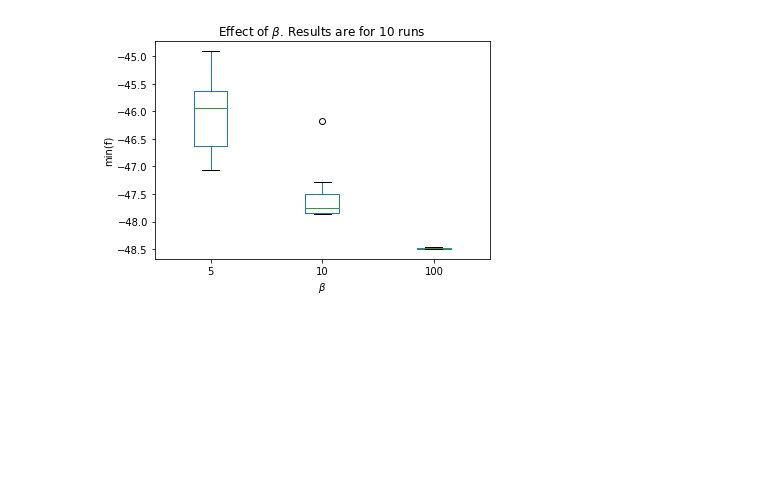
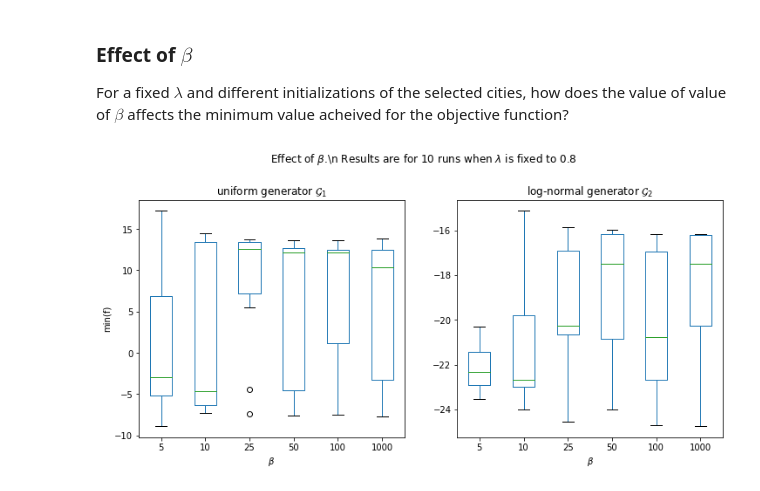
Before and after one commit to ahmadajal/MCAA_project_ADH, a Jupyter notebook: Stats & Viz.ipynb, the cells around one changed output. Cells and saved outputs as stored; diff of their text form; code cells hidden in the pictures; blank space fills up the shorter version.

```diff
--- a/Stats & Viz.ipynb
+++ b/Stats & Viz.ipynb
@@ -79,4 +21,41 @@ def effect_of_beta(n_iter, l, generator, N, beta_range, num_runs):
-# %%
-r = effect_of_beta(2000, 0.3, G2, 100, [5, 10, 100], 10)
-# %% [output]
-[figure, removed]
+# %% [markdown]
+### Effect of $\beta$
+
+For a fixed $\lambda$ and different initializations of the selected cities, how does the value of value of $\beta$ affects the minimum value acheived for the objective function?
+# %%
+def effect_of_beta(n_iter, l, cities, beta_range, num_runs):
+    # dictionary to save the results
+    results = {beta: [] for beta in beta_range}
+    l = 0.8
+    for beta in beta_range:
+        np.random.seed(2)
+        for i in range(num_runs):
+            _, loss_values = optimize(cities, l, beta=beta,
+                                          n_iter=n_iter,mutation_strategy=0,
+                                          precompute_pairwise_dist=False, verbose=False)
+            # save the result
+            results[beta].append(loss_values[-1])
+    return results
+# %%
+N = 100
+num_iter = 5000
+num_runs = 10
+l = 0.8
+beta_range = [5, 10, 25, 50, 100, 1000]
+g = G1(N)
+r_G1 = effect_of_beta(num_iter, l, g, beta_range, num_runs)
+
+g = G2(N)
+r_G2 = effect_of_beta(num_iter, l, g, beta_range, num_runs)
+# %%
+fig, ax = plt.subplots(1, 2, figsize=(12, 5))
+df = pd.DataFrame(r_G1)
+fig.text(0.3, 1, r"Effect of $\beta$.\n Results are for {} runs when $\lambda$ is fixed to {}".format(num_runs, l), fontsize=12)
+df.plot(ax = ax[0], kind="box", title= r"uniform generator $\mathcal{G}_1$")
+df = pd.DataFrame(r_G2)
+df.plot(ax = ax[1], kind="box", title= r"log-normal generator $\mathcal{G}_2$")
+ax[1].set_xlabel(r"$\beta$")
+ax[0].set_xlabel(r"$\beta$")
+ax[0].set_ylabel("min(f)");
+# %% [output]
+[figure, added]
```
Also changed, not shown: parts of 8 cells of this notebook, 1 other file.
